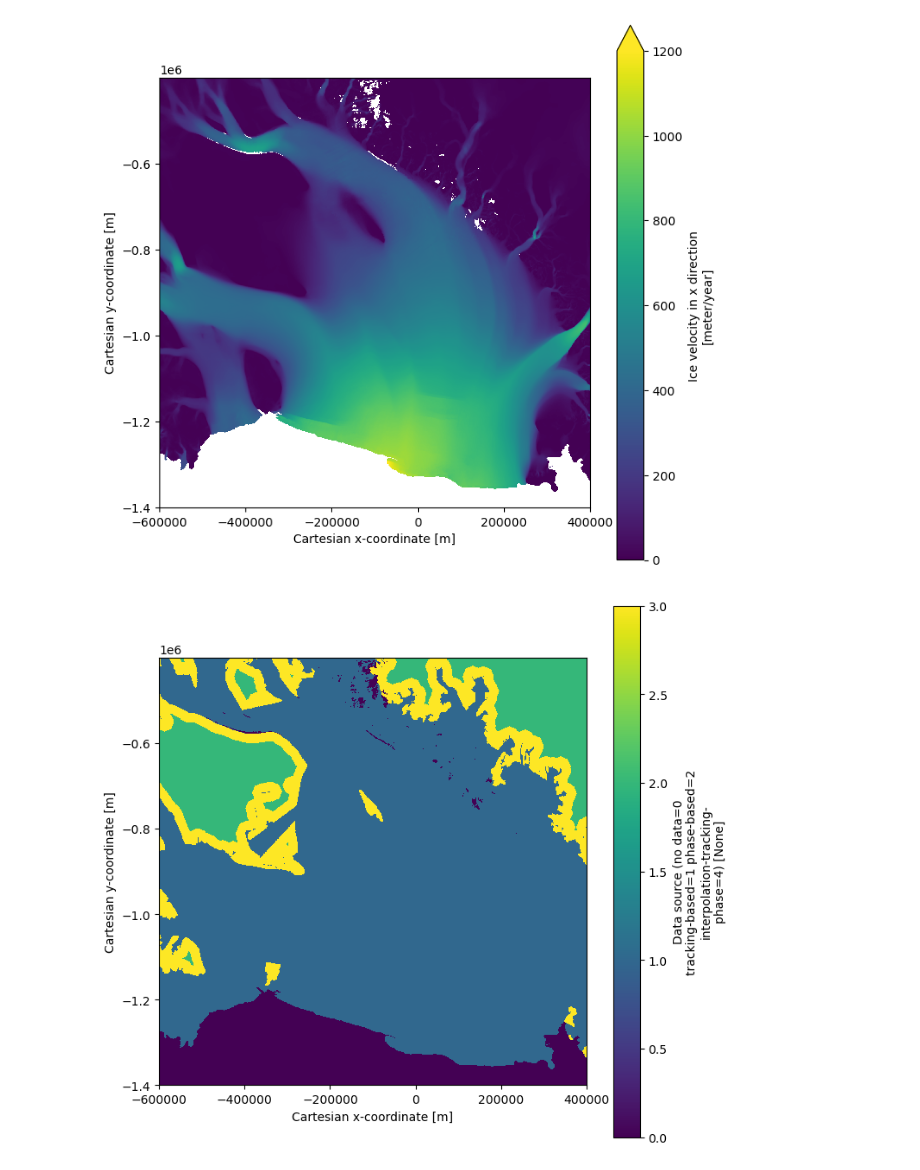
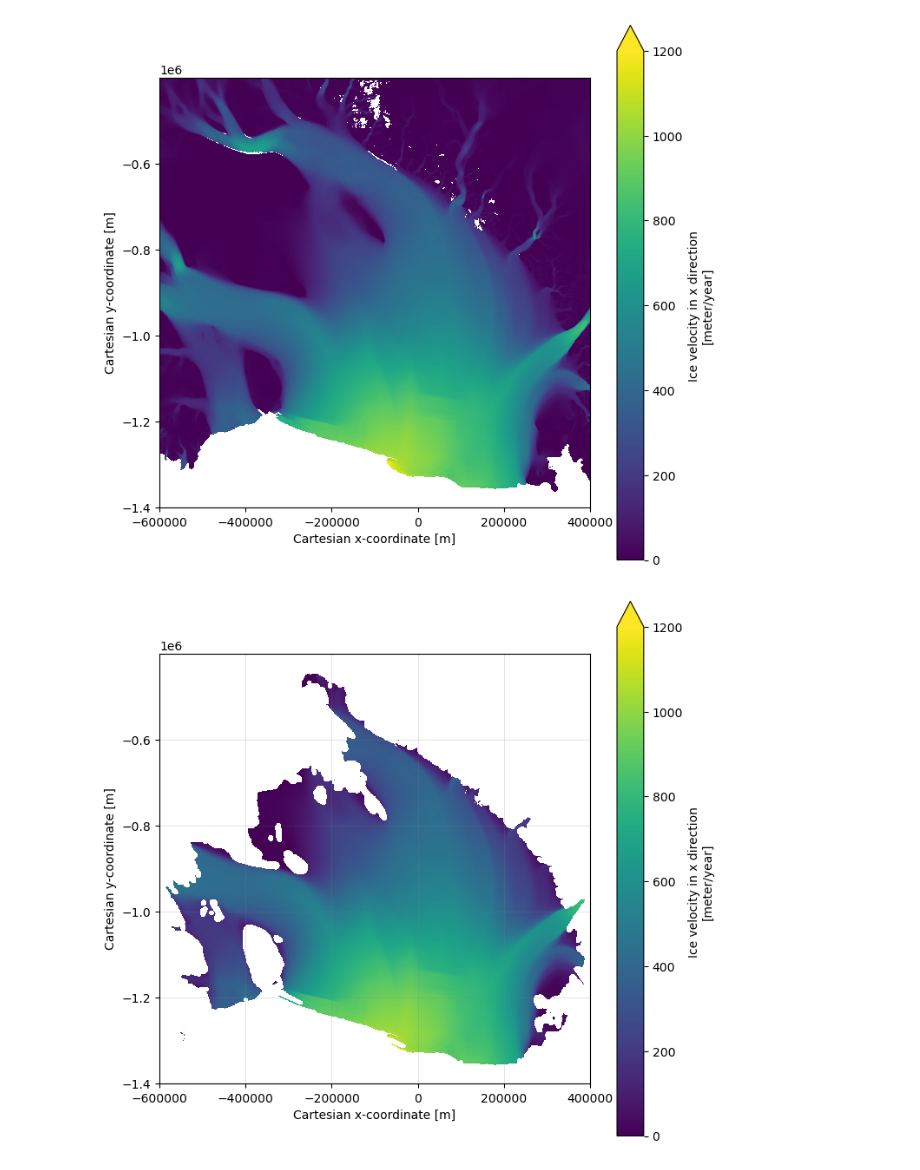
Before and after one commit to kimbente/ice_shelves_flux_decomposition, a Jupyter notebook: preprocess_ice_velocity.ipynb, the cells around one changed output. Cells and saved outputs as stored; diff of their text form; code cells hidden in the pictures.

```diff
--- a/preprocess_ice_velocity.ipynb
+++ b/preprocess_ice_velocity.ipynb
@@ -51,13 +49,24 @@ ax.set_aspect("equal")
 plt.show()
 # %% [output]
 [figure]
-# %%
-fig, ax = plt.subplots(figsize = (8, 8))
-
-# Plot using pcolormesh
-ice_vel_ross.SOURCE.plot.pcolormesh(ax = ax, cmap = "viridis")
-
-ax.set_aspect("equal")
-plt.show()
-# %% [output]
-[figure, removed]
+# %%
+tighter_ice_shelf_mask = xr.load_dataarray("data/tighter_ice_shelf_mask.nc")
+# %%
+mask_for_ice_vel = tighter_ice_shelf_mask.interp(
+    x = ice_vel_ross.x,
+    y = ice_vel_ross.y,
+    method = "nearest"
+)
+
+# subset 3
+ice_vel_ross_onshelf = ice_vel_ross.V.where(mask_for_ice_vel == 3)
+
+fig, ax = plt.subplots(figsize = (8, 8))
+ice_vel_ross_onshelf.plot.pcolormesh(ax = ax, cmap = "viridis", vmin = 0, vmax = 1200)
+ax.grid(True, which = "both", color = "grey", alpha = 0.3, linewidth = 0.5)
+ax.set_aspect("equal")
+
+plt.savefig("figures/ice_velocity_phase_oshelf.png", dpi = 300, bbox_inches = "tight")
+plt.show()
+# %% [output]
+[figure, added]
```
Also changed, not shown: parts of 9 cells of this notebook, 12 other files.
